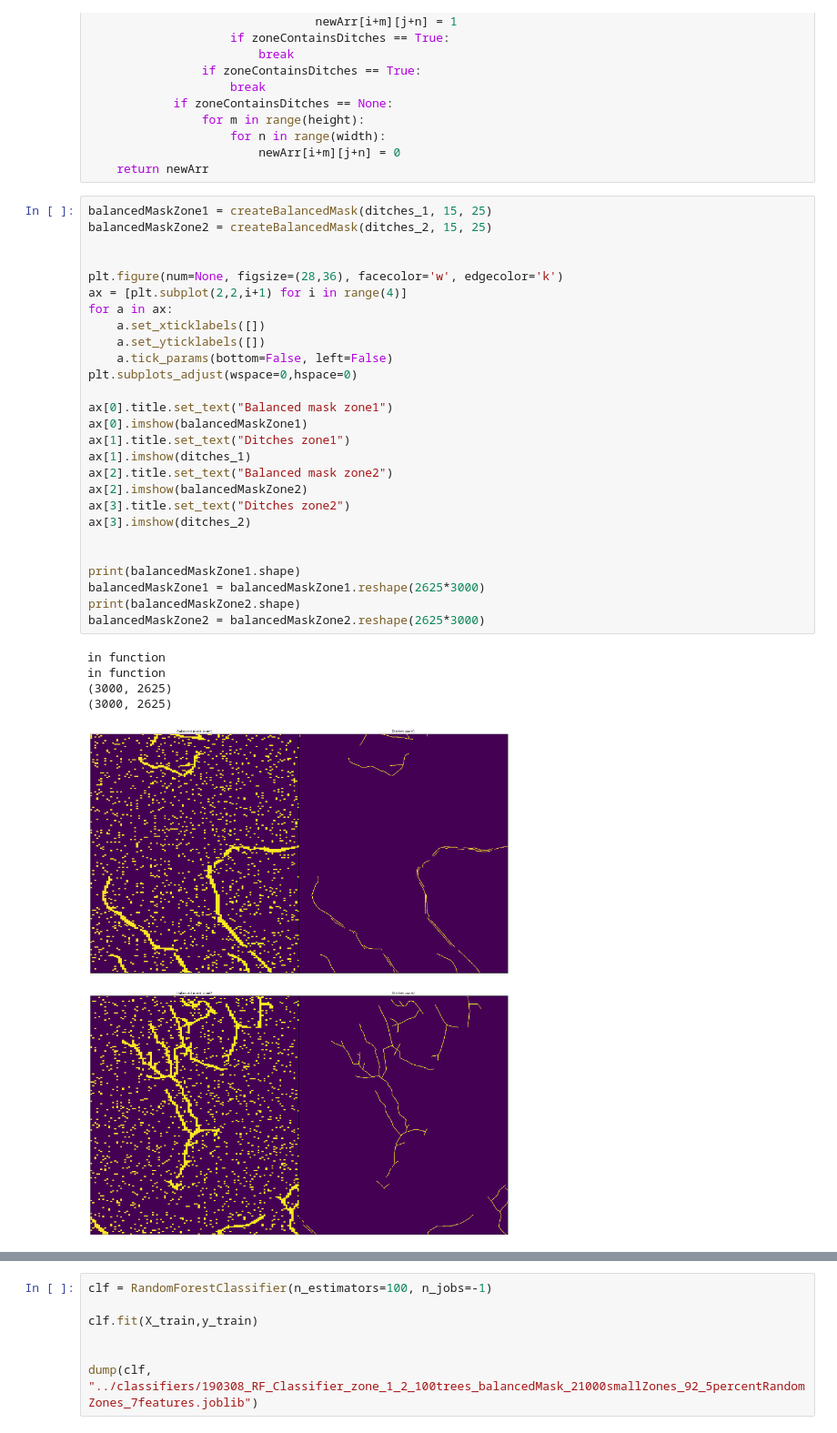
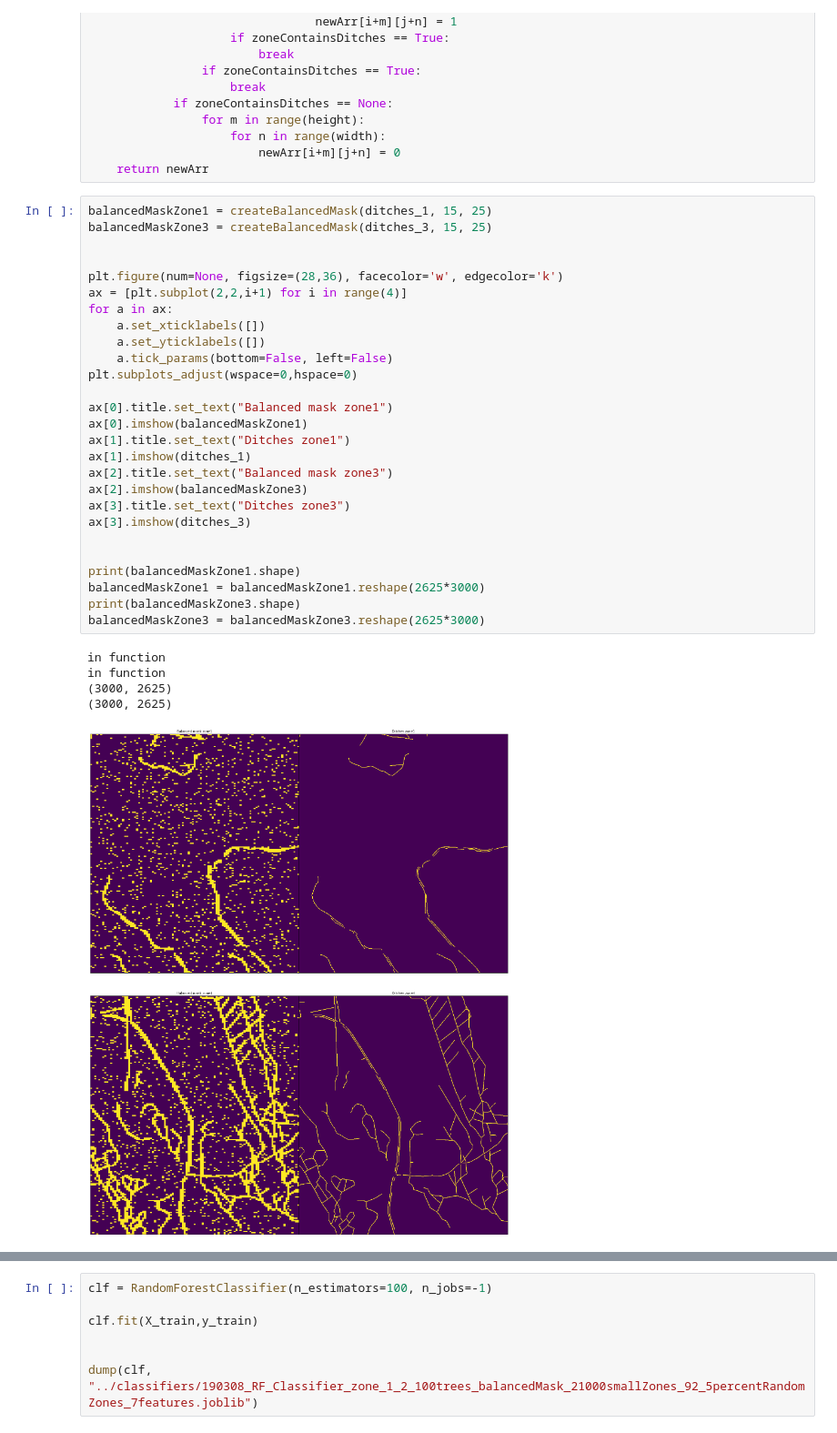
Before and after one commit to jonatan-flyckt/bachelors-thesis-playground, a Jupyter notebook: jonatan_features/random_forest.ipynb, the cells around one changed output, grey strips where cells are left out. Shown at 91% size. Drawn from its saved outputs; the diff is of its cells as text.

```diff
--- a/jonatan_features/random_forest.ipynb
+++ b/jonatan_features/random_forest.ipynb
@@ -86,37 +86,37 @@ def createBalancedMask(ditchArr, height, width):
     return newArr
 # %%
 balancedMaskZone1 = createBalancedMask(ditches_1, 15, 25)
-balancedMaskZone2 = createBalancedMask(ditches_2, 15, 25)
+balancedMaskZone3 = createBalancedMask(ditches_3, 15, 25)
 
 
 plt.figure(num=None, figsize=(28,36), facecolor='w', edgecolor='k')
 ax = [plt.subplot(2,2,i+1) for i in range(4)]
 for a in ax:
     a.set_xticklabels([])
     a.set_yticklabels([])
     a.tick_params(bottom=False, left=False)
 plt.subplots_adjust(wspace=0,hspace=0)
 
 ax[0].title.set_text("Balanced mask zone1")
 ax[0].imshow(balancedMaskZone1)
 ax[1].title.set_text("Ditches zone1")
 ax[1].imshow(ditches_1)
-ax[2].title.set_text("Balanced mask zone2")
-ax[2].imshow(balancedMaskZone2)
-ax[3].title.set_text("Ditches zone2")
-ax[3].imshow(ditches_2)
+ax[2].title.set_text("Balanced mask zone3")
+ax[2].imshow(balancedMaskZone3)
+ax[3].title.set_text("Ditches zone3")
+ax[3].imshow(ditches_3)
 
 
 print(balancedMaskZone1.shape)
 balancedMaskZone1 = balancedMaskZone1.reshape(2625*3000)
-print(balancedMaskZone2.shape)
-balancedMaskZone2 = balancedMaskZone2.reshape(2625*3000)
+print(balancedMaskZone3.shape)
+balancedMaskZone3 = balancedMaskZone3.reshape(2625*3000)
 # %% [output]
 in function
 in function
 (3000, 2625)
 (3000, 2625)
-[figure, old version]
+[figure, new version]
 # %%
 _X1 = np.dstack([hpmf_f_1,impoundment_f_1,skyview_f_1,impoundment_1,skyview_1, impoundment_amp_1, skyview_nd_1])
 _X1 = _X1.reshape(2625*3000, 7)
```
Also changed, not shown: parts of 17 cells of this notebook.
